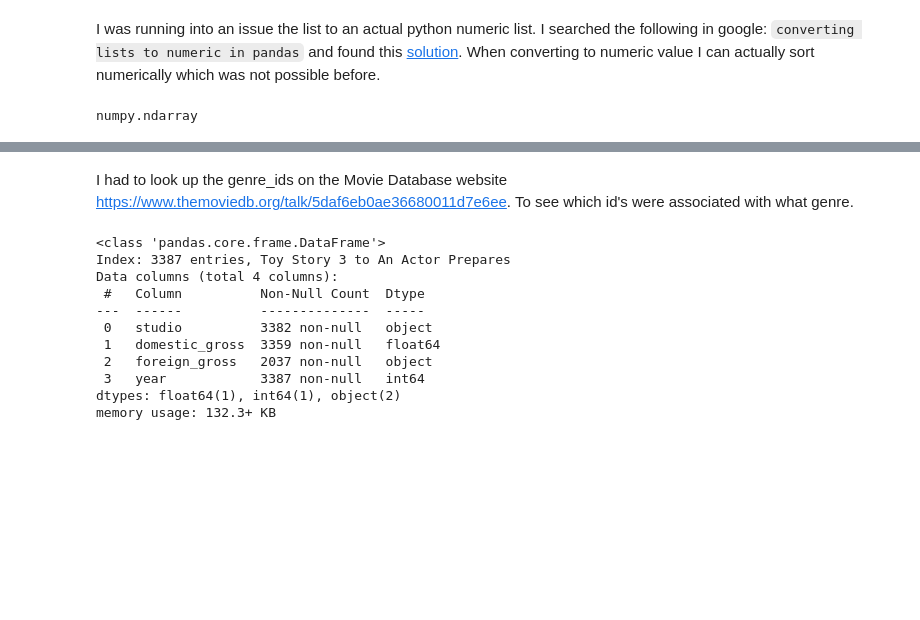
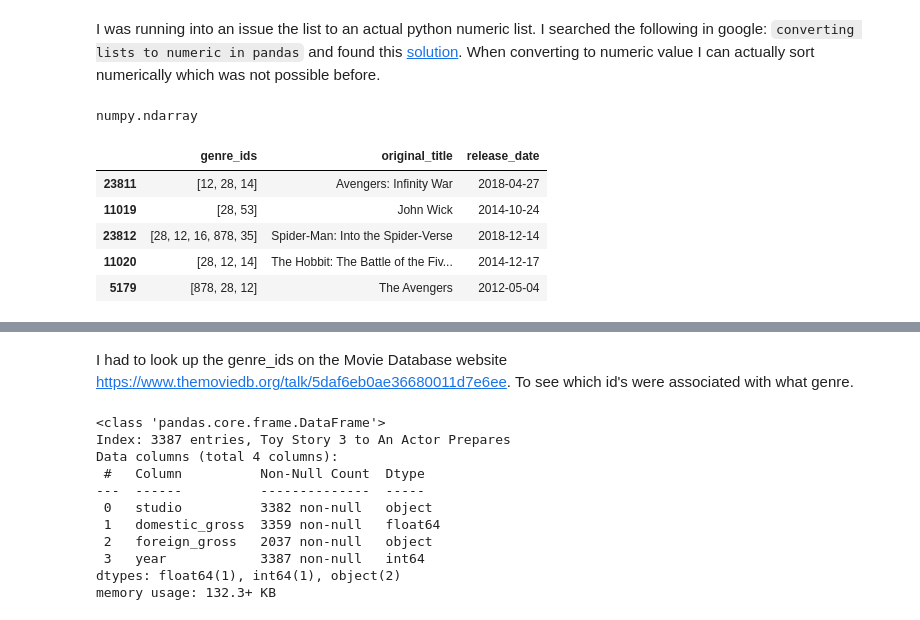
Before and after one commit to adammarianacci/Microsoft_Movie_Analysis, a Jupyter notebook: notebook.ipynb, the cells around one changed output, grey strips where cells are left out. Drawn from its saved outputs; the diff is of its cells as text; code cells hidden in the pictures; blank space fills up the shorter version.

```diff
--- a/notebook.ipynb
+++ b/notebook.ipynb
@@ -203,3 +209,13 @@ sorted_popularity_tmdb_movies_df['genre_ids'] = sorted_popularity_tmdb_movies_df
 type(sorted_popularity_tmdb_movies_df['genre_ids'][0])
 # %% [output]
 numpy.ndarray
+# %%
+genre_conversion_df = sorted_popularity_tmdb_movies_df[['genre_ids','original_title','release_date']].copy()
+genre_conversion_df.head()
+# %% [output]
+|  | genre_ids | original_title | release_date |
+| 23811 | [12, 28, 14] | Avengers: Infinity War | 2018-04-27 |
+| 11019 | [28, 53] | John Wick | 2014-10-24 |
+| 23812 | [28, 12, 16, 878, 35] | Spider-Man: Into the Spider-Verse | 2018-12-14 |
+| 11020 | [28, 12, 14] | The Hobbit: The Battle of the Fiv... | 2014-12-17 |
+| 5179 | [878, 28, 12] | The Avengers | 2012-05-04 |
```
Also changed, not shown: parts of 11 cells of this notebook.
